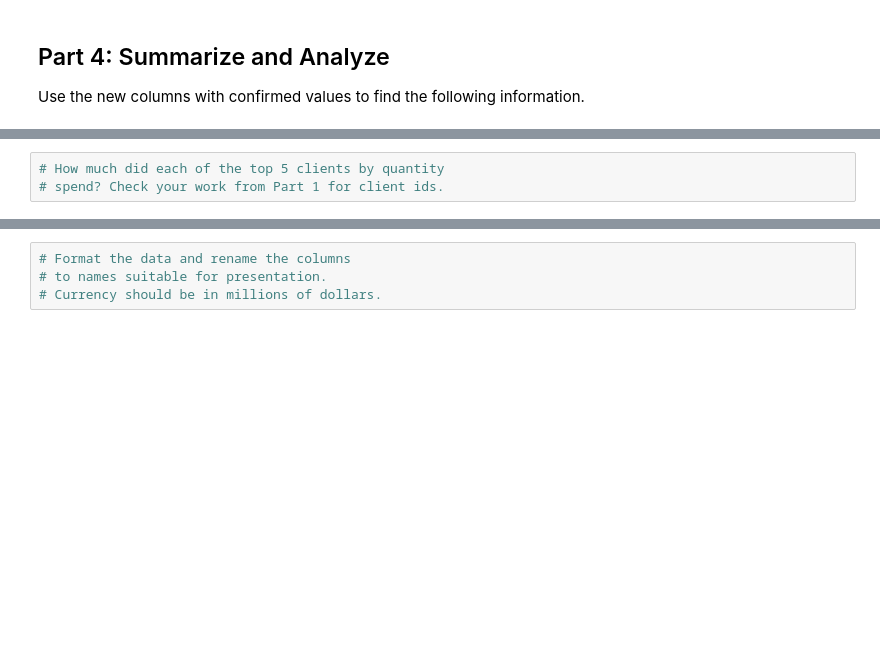
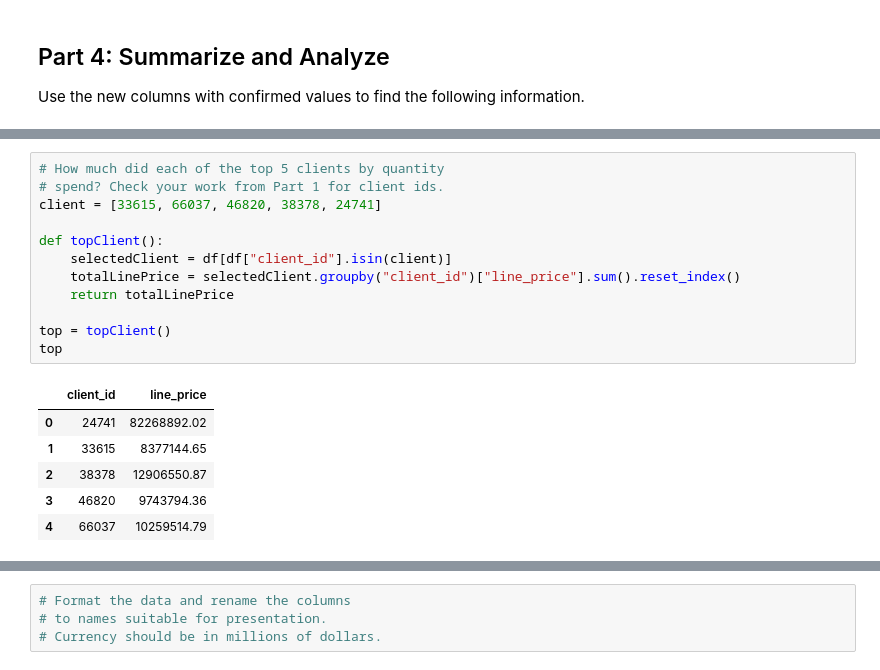
Before and after one commit to LardexTheLarge/pandas-challenge-1, a Jupyter notebook: module_4_challenge.ipynb, the cells around one changed output, grey strips where cells are left out. Saved outputs shown, nothing was run; the diff lists cells and outputs as text; blank space fills up the shorter version.

```diff
--- a/module_4_challenge.ipynb
+++ b/module_4_challenge.ipynb
@@ -235,6 +237,22 @@ Use the new columns with confirmed values to find the following information.
 # %%
 # How much did each of the top 5 clients by quantity
 # spend? Check your work from Part 1 for client ids.
+client = [33615, 66037, 46820, 38378, 24741]
+
+def topClient():
+    selectedClient = df[df["client_id"].isin(client)]
+    totalLinePrice = selectedClient.groupby("client_id")["line_price"].sum().reset_index()
+    return totalLinePrice
+
+top = topClient()
+top
+# %% [output]
+|  | client_id | line_price |
+| 0 | 24741 | 82268892.02 |
+| 1 | 33615 | 8377144.65 |
+| 2 | 38378 | 12906550.87 |
+| 3 | 46820 | 9743794.36 |
+| 4 | 66037 | 10259514.79 |
 # %%
 # Create a summary DataFrame showing the totals for the
 # for the top 5 clients with the following information:
```
Also changed, not shown: parts of 3 cells of this notebook.
